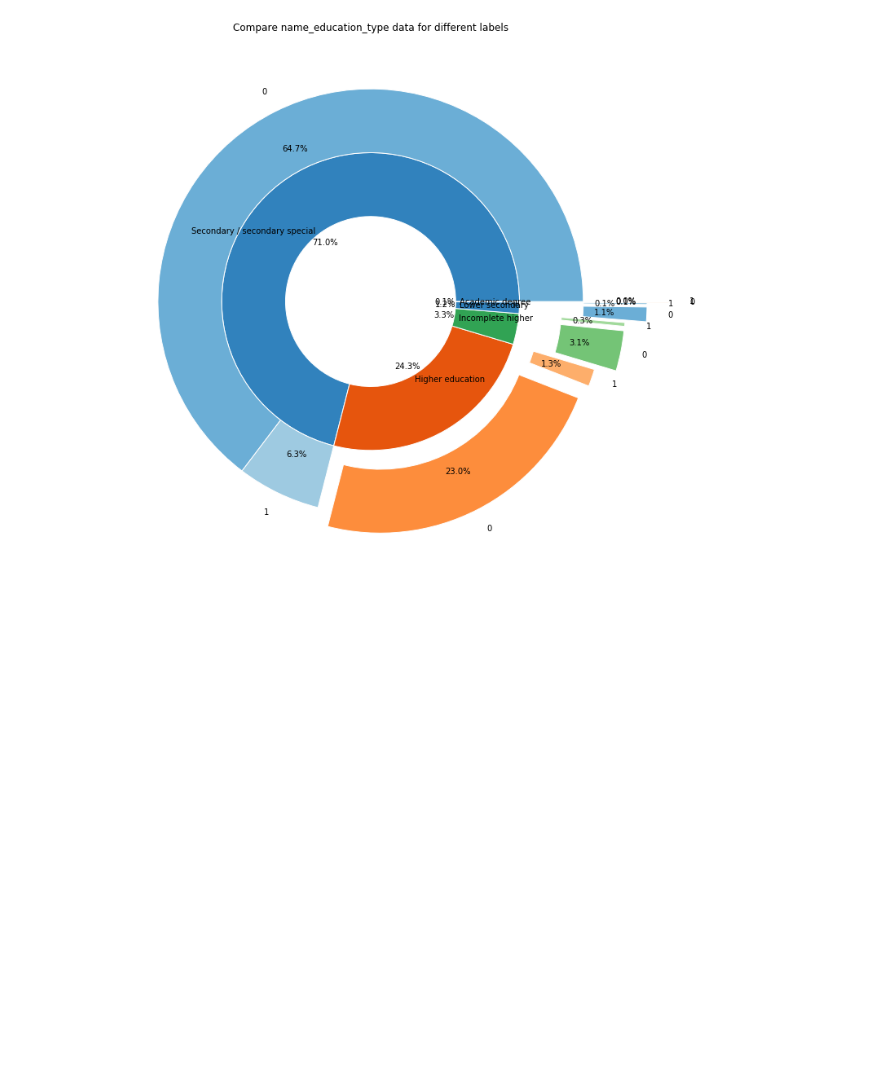
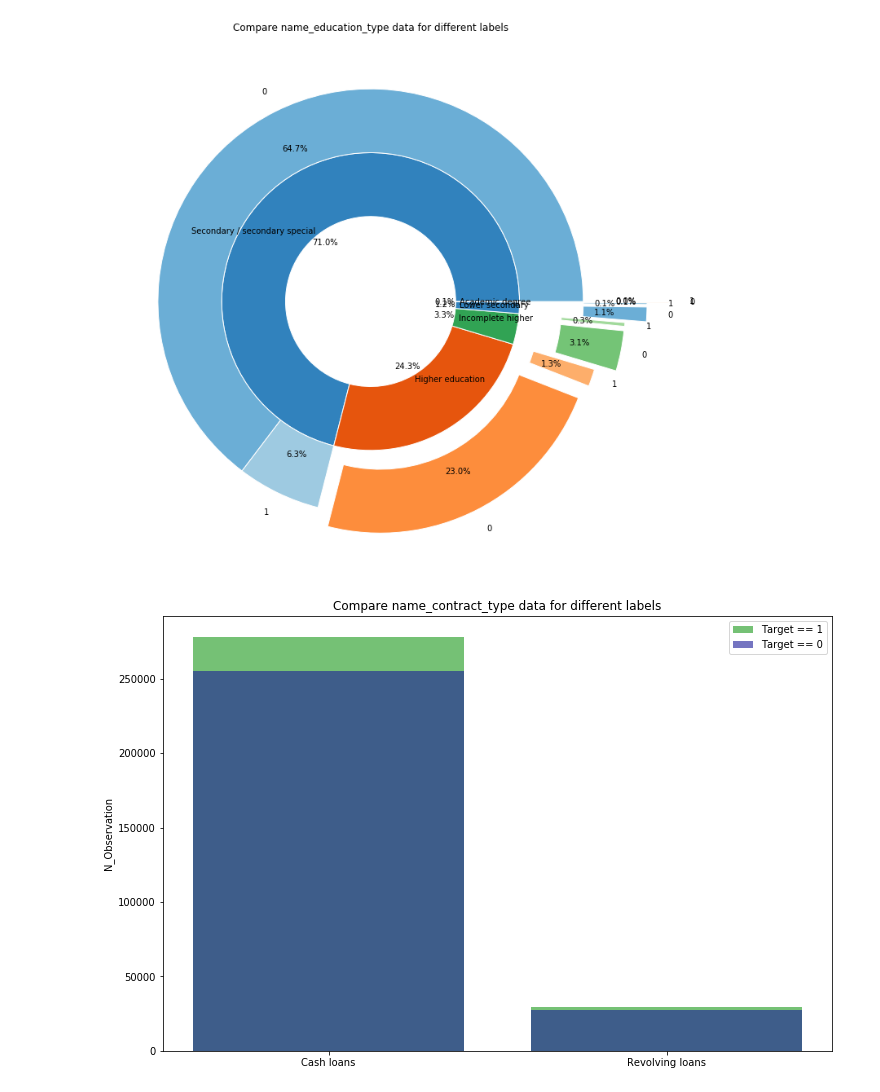
Before and after one commit to jerryzhu1/Home_Credit_Default_Risk, a Jupyter notebook: EDA.ipynb, the cells around one changed output. Drawn from its saved outputs; the diff is of its cells as text; code cells hidden in the pictures; blank space fills up the shorter version.

```diff
--- a/EDA.ipynb
+++ b/EDA.ipynb
@@ -192,22 +192,31 @@ vals = compare_percent(application_train, 'name_education_type')
 # %% [output]
 [figure]
 # %%
-def compare_hist(data, feature):
+def compare_bar(data, feature):
     df_0 = check_balance(data[data['target'] == 0], feature)
     df_1 = check_balance(data[data['target'] == 1], feature)
     tmp_data = np.array([df_0['count'].tolist(), df_1['count'][df_0.index].tolist()])
 
     fig, ax = plt.subplots()
-    cmap = plt.get_cmap("tab20c")
-    outer_colors = cmap(np.arange(3)*4)
-    inner_colors = cmap(np.array([1, 2, 5, 6, 9, 10]))
-    tmp_data = tmp_data.T
 
-    plt.hist([d for d in tmp_data], stacked=True, label=['Survived','Dead'])
+    N = len(tmp_data[0])
+    ind = np.arange(N)
 
-    #ax.set(aspect="equal", title= 'Compare {} data for different labels'.format(feature))
+    b1 = plt.bar(ind, tmp_data[1] + tmp_data[0], color=(0.1, 0.6, 0.1, 0.6))
+    b0 = plt.bar(ind, tmp_data[0], color=(0.1, 0.1, 0.6, 0.6))
+
+    plt.ylabel('N_Observation')
+    plt.xticks(ind, (df_0.index))
+    plt.legend((b1[0], b0[0]), ('Target == 1', 'Target == 0'))
+
+    ax.set(title= 'Compare {} data for different labels'.format(feature))
 
     fig = plt.gcf()
-    fig.set_size_inches(10, 10)
+    fig.set_size_inches(12, 8)
 
+    plt.show()
     return tmp_data
+# %%
+vals = compare_bar(application_train, 'name_contract_type')
+# %% [output]
+[figure, added]
```
Also changed, not shown: parts of 24 cells of this notebook.
